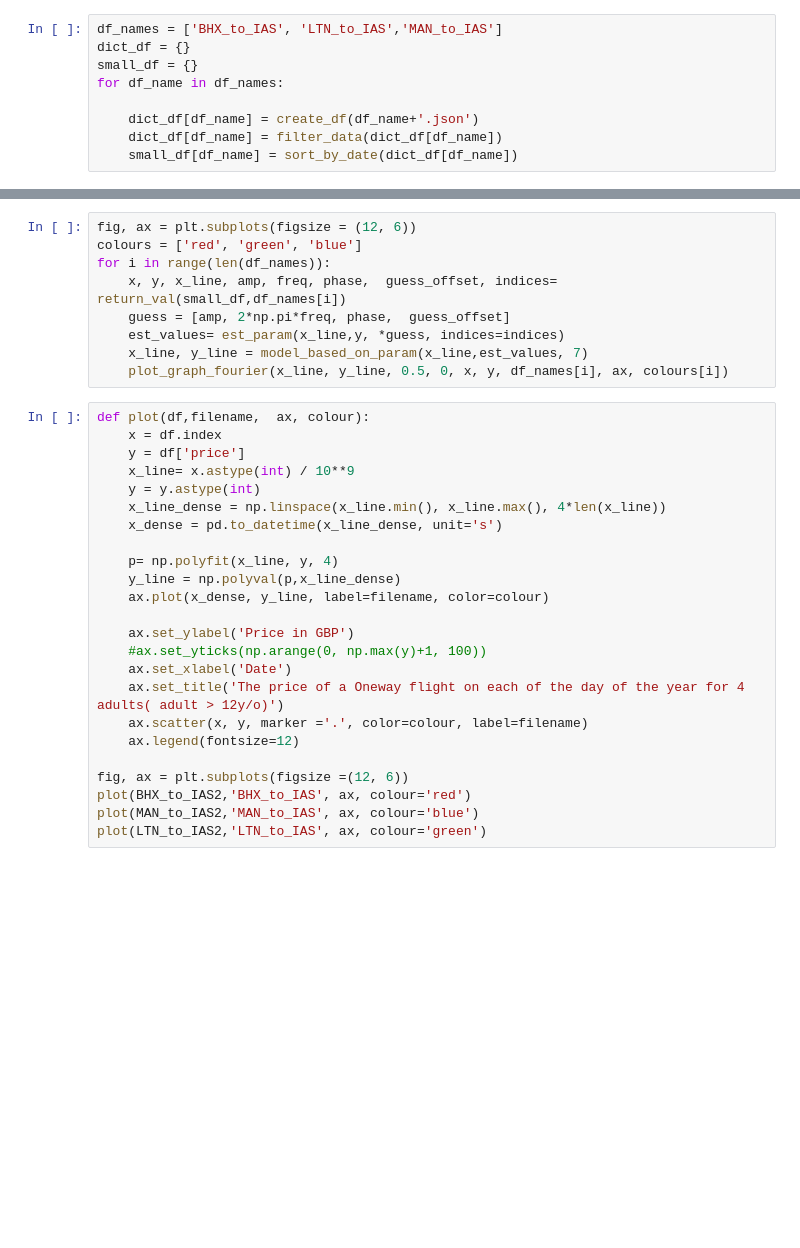
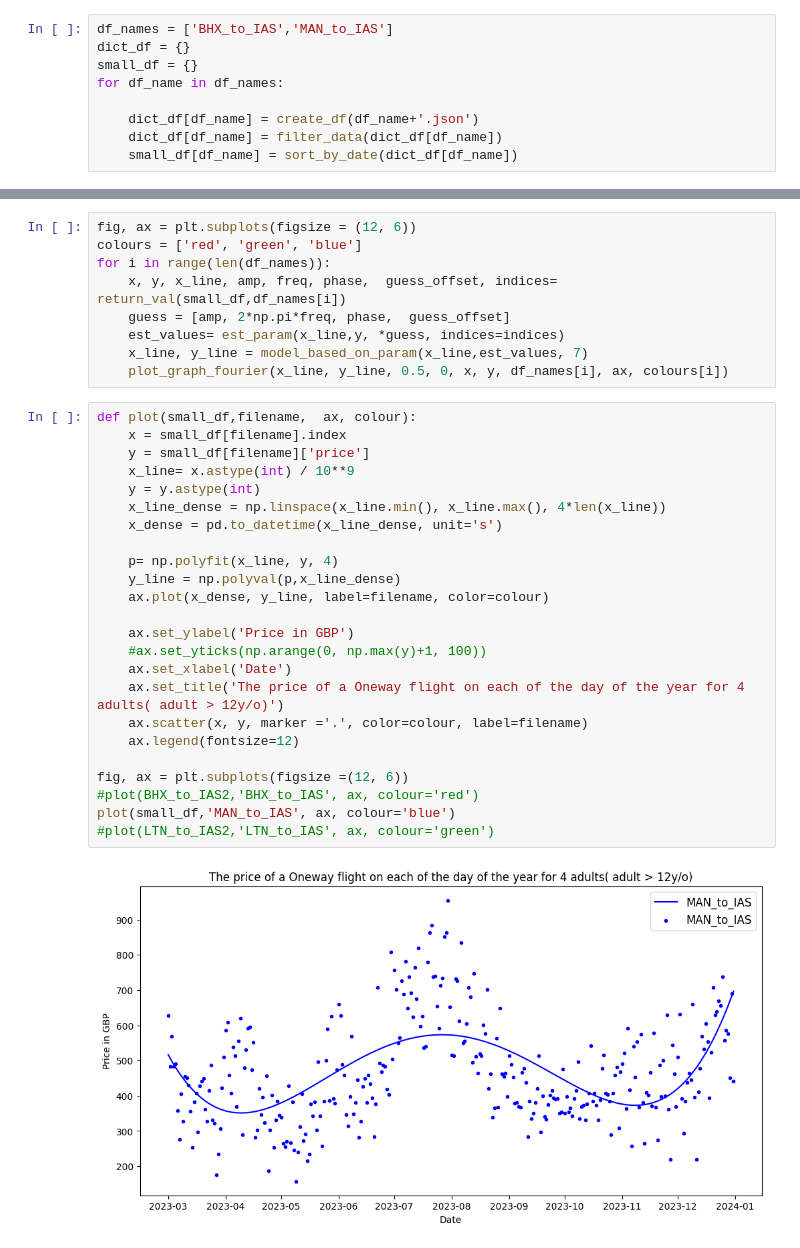
Before and after one commit to MichaelSc21/Airfare-flights-KIWI-API, a Jupyter notebook: analysing_data_useful.ipynb, the cells around one changed output, grey strips where cells are left out. Drawn from its saved outputs; the diff is of its cells as text; blank space fills up the shorter version.

```diff
--- a/analysing_data_useful.ipynb
+++ b/analysing_data_useful.ipynb
@@ -34,7 +34,7 @@ def sort_by_date(df):
         df2.loc[i] = pd.Series(df.loc[i, 'price']).quantile(q=0.15)
     return df2
 # %%
-df_names = ['BHX_to_IAS', 'LTN_to_IAS','MAN_to_IAS']
+df_names = ['BHX_to_IAS','MAN_to_IAS']
 dict_df = {}
 small_df = {}
 for df_name in df_names:
@@ -107,26 +107,28 @@ for i in range(len(df_names)):
     x_line, y_line = model_based_on_param(x_line,est_values, 7)
     plot_graph_fourier(x_line, y_line, 0.5, 0, x, y, df_names[i], ax, colours[i])
 # %%
-def plot(df,filename,  ax, colour):
-    x = df.index
-    y = df['price']
+def plot(small_df,filename,  ax, colour):
+    x = small_df[filename].index
+    y = small_df[filename]['price']
     x_line= x.astype(int) / 10**9
     y = y.astype(int)
     x_line_dense = np.linspace(x_line.min(), x_line.max(), 4*len(x_line))
     x_dense = pd.to_datetime(x_line_dense, unit='s')
 
     p= np.polyfit(x_line, y, 4)
     y_line = np.polyval(p,x_line_dense)
     ax.plot(x_dense, y_line, label=filename, color=colour)
 
     ax.set_ylabel('Price in GBP')
     #ax.set_yticks(np.arange(0, np.max(y)+1, 100))
     ax.set_xlabel('Date')
     ax.set_title('The price of a Oneway flight on each of the day of the year for 4 adults( adult > 12y/o)')
     ax.scatter(x, y, marker ='.', color=colour, label=filename)
     ax.legend(fontsize=12)
 
 fig, ax = plt.subplots(figsize =(12, 6))
-plot(BHX_to_IAS2,'BHX_to_IAS', ax, colour='red')
-plot(MAN_to_IAS2,'MAN_to_IAS', ax, colour='blue')
-plot(LTN_to_IAS2,'LTN_to_IAS', ax, colour='green')
+#plot(BHX_to_IAS2,'BHX_to_IAS', ax, colour='red')
+plot(small_df,'MAN_to_IAS', ax, colour='blue')
+#plot(LTN_to_IAS2,'LTN_to_IAS', ax, colour='green')
+# %% [output]
+[figure, added]
```
